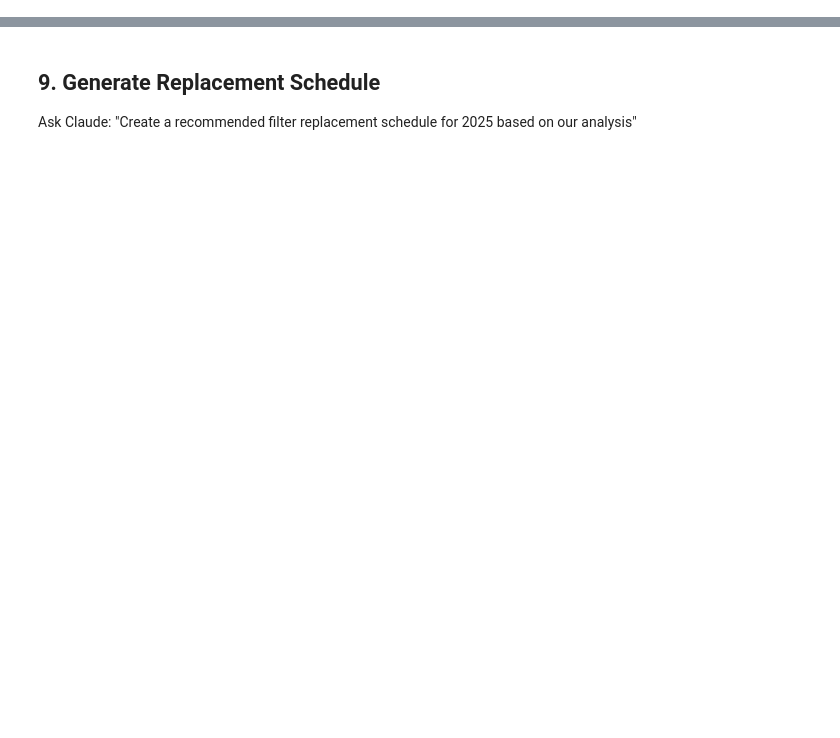
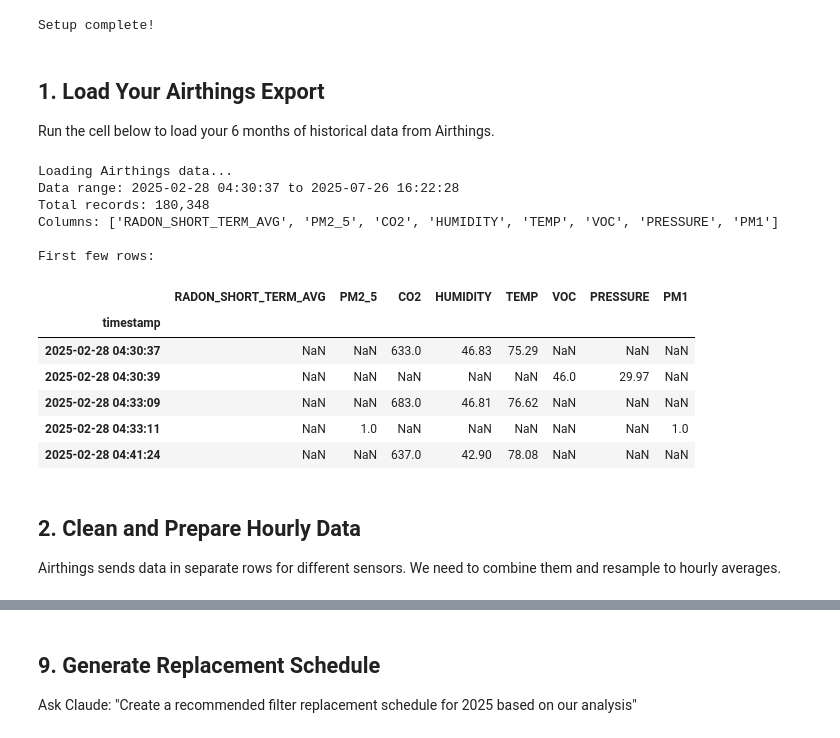
Before and after one commit to minghsuy/hvac-air-quality-analysis, a Jupyter notebook: analysis.ipynb, the cells around one changed output, grey strips where cells are left out. Drawn from its saved outputs; the diff is of its cells as text; code cells hidden in the pictures; blank space fills up the shorter version.

```diff
--- a/analysis.ipynb
+++ b/analysis.ipynb
@@ -99,0 +10,72 @@ print("Created health events tracking template")
+# %%
+# Setup and imports
+import pandas as pd
+import numpy as np
+import matplotlib.pyplot as plt
+import seaborn as sns
+from datetime import datetime, timedelta
+import warnings
+warnings.filterwarnings('ignore')
+
+# Configure plotting
+plt.style.use('seaborn-v0_8-darkgrid')
+plt.rcParams['figure.figsize'] = (12, 6)
+plt.rcParams['font.size'] = 10
+
+print('Setup complete!')
+# %% [output]
+Setup complete!
+# %% [markdown]
+## 1. Load Your Airthings Export
+
+Run the cell below to load your 6 months of historical data from Airthings.
+# %%
+# Load the Airthings data
+print('Loading Airthings data...')
+df = pd.read_csv('data/raw/2960129430-ef468877-4d70-4a2a-9116-e0328c83d1fe-iaq.csv',
+                 delimiter=';', decimal=',')
+
+# Parse datetime with mixed format (handles both "2025-03-05T23:49" and "2025-03-05T23:49:00")
+df['timestamp'] = pd.to_datetime(df['recorded'], format='mixed')
+df = df.set_index('timestamp').sort_index()
+
+# Drop the recorded column
+df = df.drop('recorded', axis=1)
+
+# Convert to numeric
+for col in df.columns:
+    df[col] = pd.to_numeric(df[col], errors='coerce')
+
+# Clean column names
+df.columns = (df.columns
+              .str.replace(' μg/m3', '')
+              .str.replace(' ppm', '')
+              .str.replace(' %', '')
+              .str.replace(' °F', '')
+              .str.replace(' ppb', '')
+              .str.replace(' inHg', '')
+              .str.replace(' pCi/L', ''))
+
+print(f"Data range: {df.index.min()} to {df.index.max()}")
+print(f"Total records: {len(df):,}")
+print(f"Columns: {list(df.columns)}")
+print("\nFirst few rows:")
+df.head()
+# %% [output]
+Loading Airthings data...
+Data range: 2025-02-28 04:30:37 to 2025-07-26 16:22:28
+Total records: 180,348
+Columns: ['RADON_SHORT_TERM_AVG', 'PM2_5', 'CO2', 'HUMIDITY', 'TEMP', 'VOC', 'PRESSURE', 'PM1']
+
+First few rows:
+|  | RADON_SHORT_TERM_AVG | PM2_5 | CO2 | HUMIDITY | TEMP | VOC | PRESSURE | PM1 |
+| timestamp |  |  |  |  |  |  |  |  |
+| 2025-02-28 04:30:37 | NaN | NaN | 633.0 | 46.83 | 75.29 | NaN | NaN | NaN |
+| 2025-02-28 04:30:39 | NaN | NaN | NaN | NaN | NaN | 46.0 | 29.97 | NaN |
+| 2025-02-28 04:33:09 | NaN | NaN | 683.0 | 46.81 | 76.62 | NaN | NaN | NaN |
+| 2025-02-28 04:33:11 | NaN | 1.0 | NaN | NaN | NaN | NaN | NaN | 1.0 |
+| 2025-02-28 04:41:24 | NaN | NaN | 637.0 | 42.90 | 78.08 | NaN | NaN | NaN |
+# %% [markdown]
+## 2. Clean and Prepare Hourly Data
+
+Airthings sends data in separate rows for different sensors. We need to combine them and resample to hourly averages.
```
Also changed, not shown: parts of 39 cells of this notebook, 2 other files.
